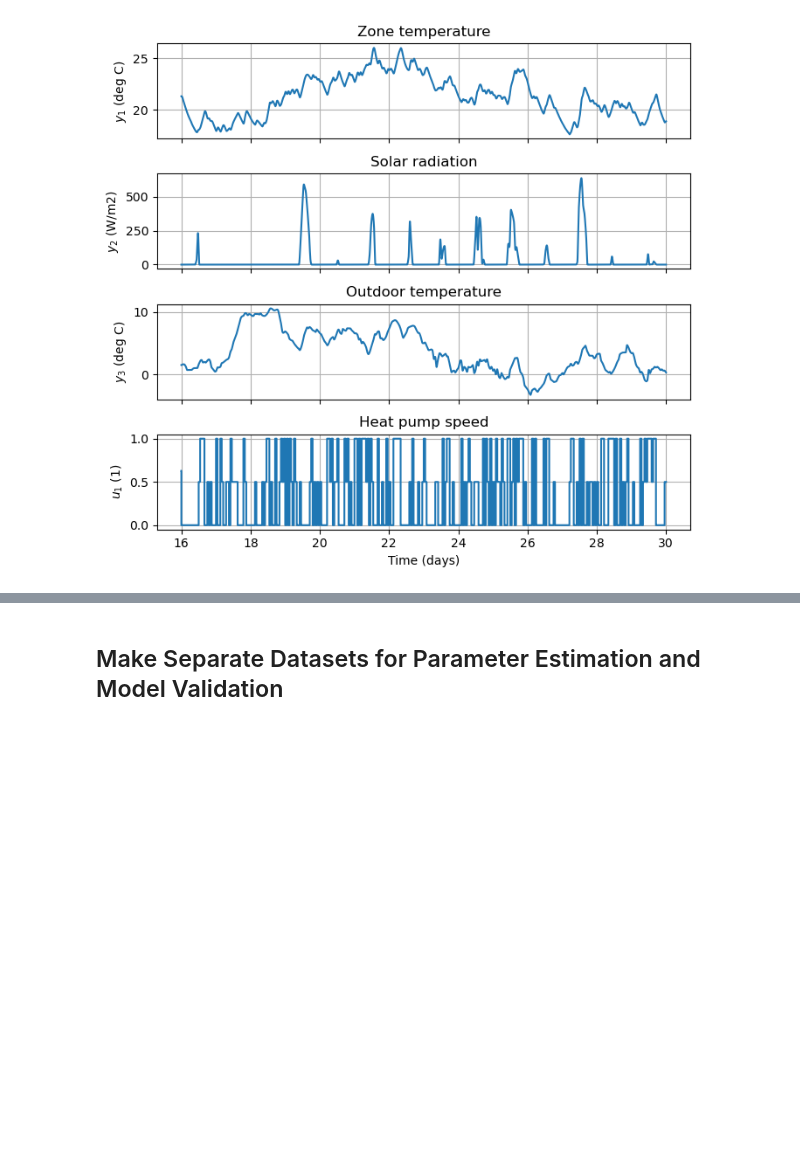
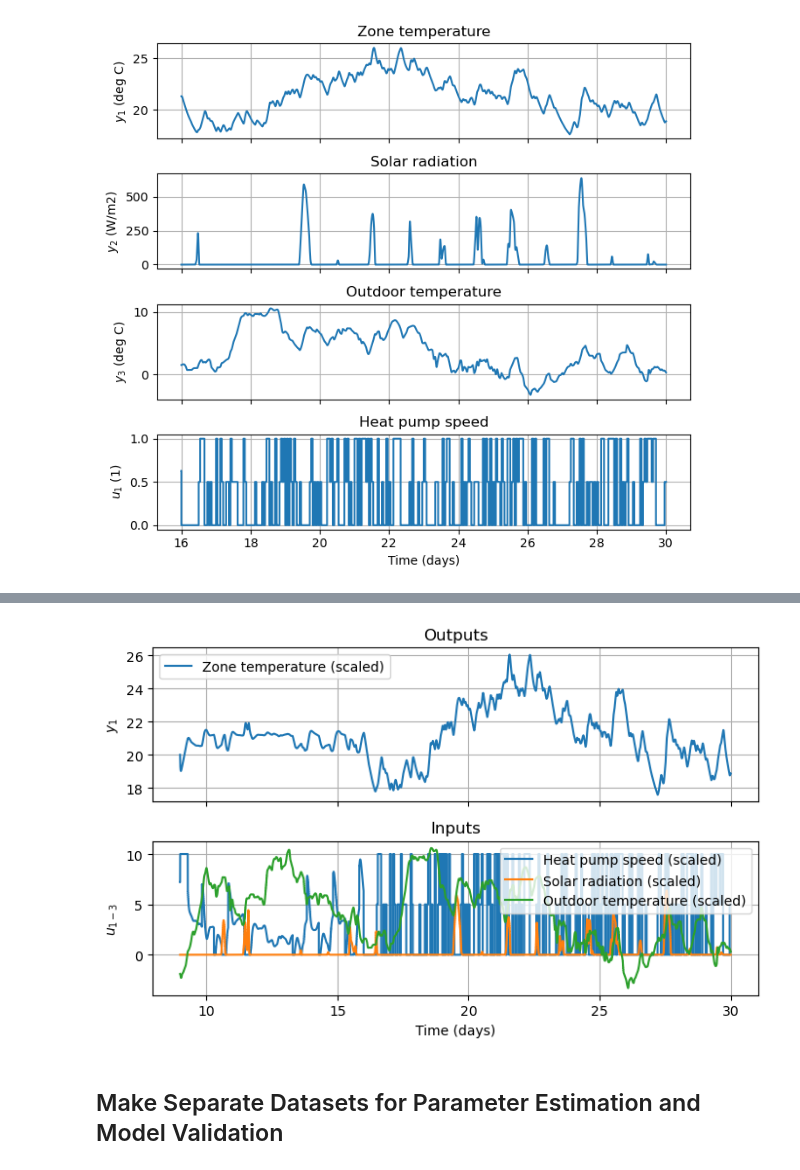
Before and after one commit to billtubbs/boptest-identify, a Jupyter notebook: sys-id-1-zone.ipynb, the cells around one changed output, grey strips where cells are left out. Cells and saved outputs as stored; diff of their text form; code cells hidden in the pictures; blank space fills up the shorter version.

```diff
--- a/sys-id-1-zone.ipynb
+++ b/sys-id-1-zone.ipynb
@@ -131,6 +131,30 @@ sim_results_scaled.describe()
 | 50% | 1.684800e+06 | 19.500000 | 21.119687 | 0.000000 | 4.159360 | 1.798515 |
 | 75% | 2.138400e+06 | 24.750000 | 21.888271 | 0.000000 | 6.721582 | 5.000000 |
 | max | 2.592000e+06 | 30.000000 | 26.030432 | 6.387699 | 10.600581 | 10.000000 |
+# %%
+var_rename_map.update({
+    'oveHeaPumY_u_scaled': 'Heat pump speed (scaled)',
+    'reaTZon_y_scaled': 'Zone temperature (scaled)',
+    'weaSta_reaWeaHDirNor_y_scaled': 'Solar radiation (scaled)',
+    'weaSta_reaWeaTDryBul_y_scaled': 'Outdoor temperature (scaled)'
+})
+
+input_names = ['oveHeaPumY_u_scaled', 'weaSta_reaWeaHDirNor_y_scaled', 'weaSta_reaWeaTDryBul_y_scaled']
+measurement_names = ['reaTZon_y_scaled']
+
+fig, axes = make_ioplots_combined(
+    sim_results_scaled,
+    input_names,
+    measurement_names,
+    available_inputs,
+    available_measurements,
+    time_name='time_days',
+    var_rename_map=var_rename_map
+)
+plt.tight_layout()
+plt.show()
+# %% [output]
+[figure, added]
 # %% [markdown]
 ## Make Separate Datasets for Parameter Estimation and Model Validation
 # %%
```
Also changed, not shown: parts of 7 cells of this notebook.
